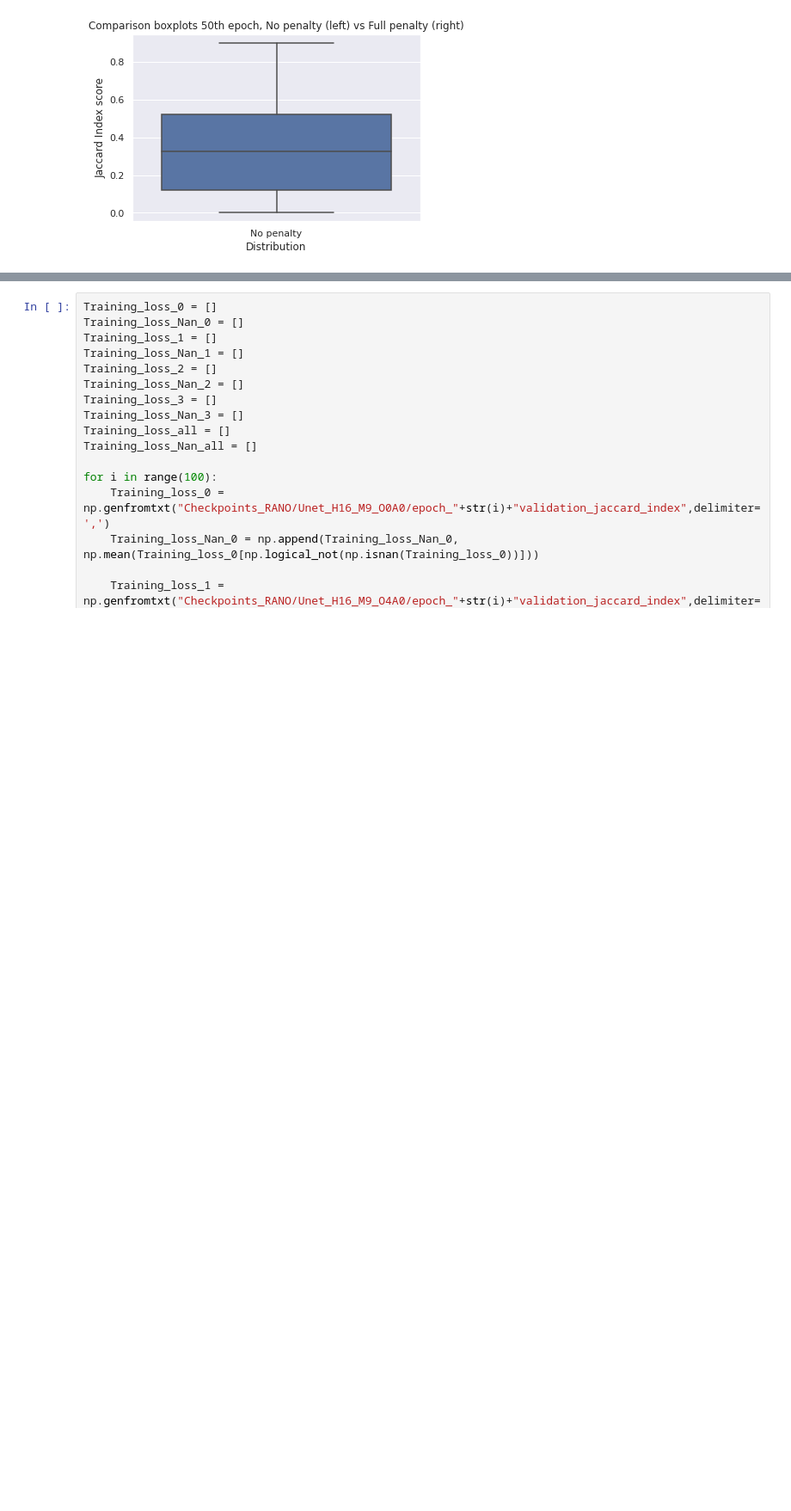
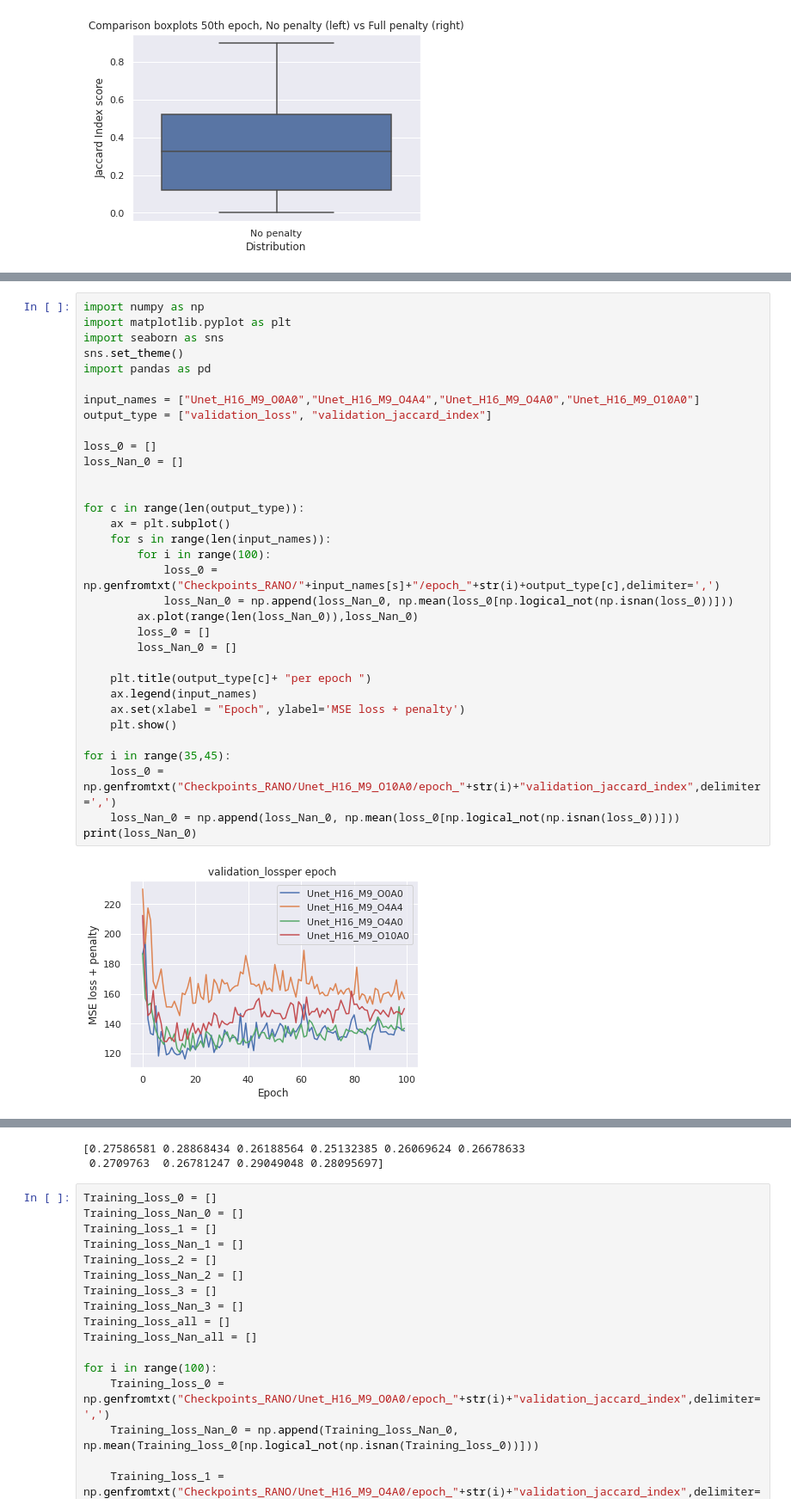
Before and after one commit to Jmckone1/unet, a Jupyter notebook: plot_outputs_2.ipynb, the cells around one changed output, grey strips where cells are left out. Shown at 86% size. Drawn from its saved outputs; the diff is of its cells as text; blank space fills up the shorter version.

```diff
--- a/plot_outputs_2.ipynb
+++ b/plot_outputs_2.ipynb
@@ -1279,2 +1289,37 @@ training 3 model jaccard:  0.5710294166720825
 [figure]
 [figure]
+# %%
+import numpy as np
+import matplotlib.pyplot as plt
+import seaborn as sns
+sns.set_theme()
+import pandas as pd
+
+input_names = ["Unet_H16_M9_O0A0","Unet_H16_M9_O4A4","Unet_H16_M9_O4A0","Unet_H16_M9_O10A0"]
+output_type = ["validation_loss", "validation_jaccard_index"]
+
+loss_0 = []
+loss_Nan_0 = []
+
+
+for c in range(len(output_type)):
+    ax = plt.subplot()
+    for s in range(len(input_names)):
+        for i in range(100):
+            loss_0 = np.genfromtxt("Checkpoints_RANO/"+input_names[s]+"/epoch_"+str(i)+output_type[c],delimiter=',')
+            loss_Nan_0 = np.append(loss_Nan_0, np.mean(loss_0[np.logical_not(np.isnan(loss_0))]))
+        ax.plot(range(len(loss_Nan_0)),loss_Nan_0)
+        loss_0 = []
+        loss_Nan_0 = []
+
+    plt.title(output_type[c]+ "per epoch ")
+    ax.legend(input_names)
+    ax.set(xlabel = "Epoch", ylabel='MSE loss + penalty')
+    plt.show()
+
+for i in range(35,45):
+    loss_0 = np.genfromtxt("Checkpoints_RANO/Unet_H16_M9_O10A0/epoch_"+str(i)+"validation_jaccard_index",delimiter=',')
+    loss_Nan_0 = np.append(loss_Nan_0, np.mean(loss_0[np.logical_not(np.isnan(loss_0))]))
+print(loss_Nan_0)
+# %% [output]
+[figure, added]
@@ -1281,3 +1327,5 @@ training 3 model jaccard:  0.5710294166720825
+[0.27586581 0.28868434 0.26188564 0.25132385 0.26069624 0.26678633
+ 0.2709763  0.26781247 0.29049048 0.28095697]
 # %%
 Training_loss_0 = []
 Training_loss_Nan_0 = []
```
Also changed, not shown: parts of 5 cells of this notebook, 5 other files.
